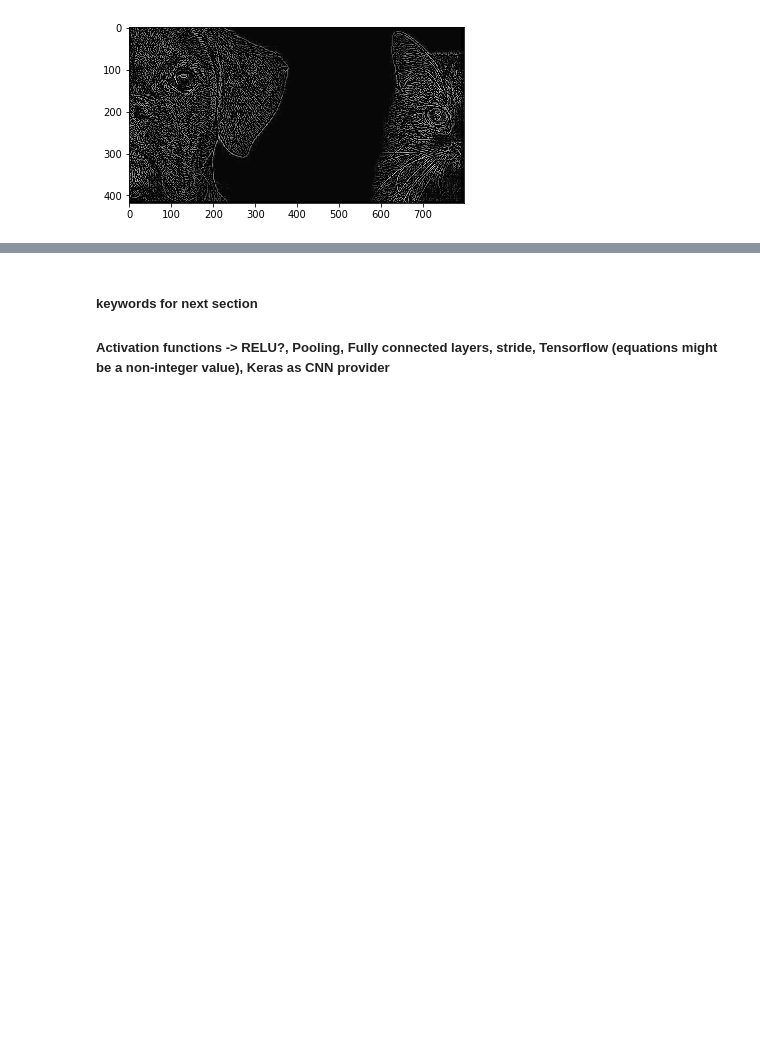
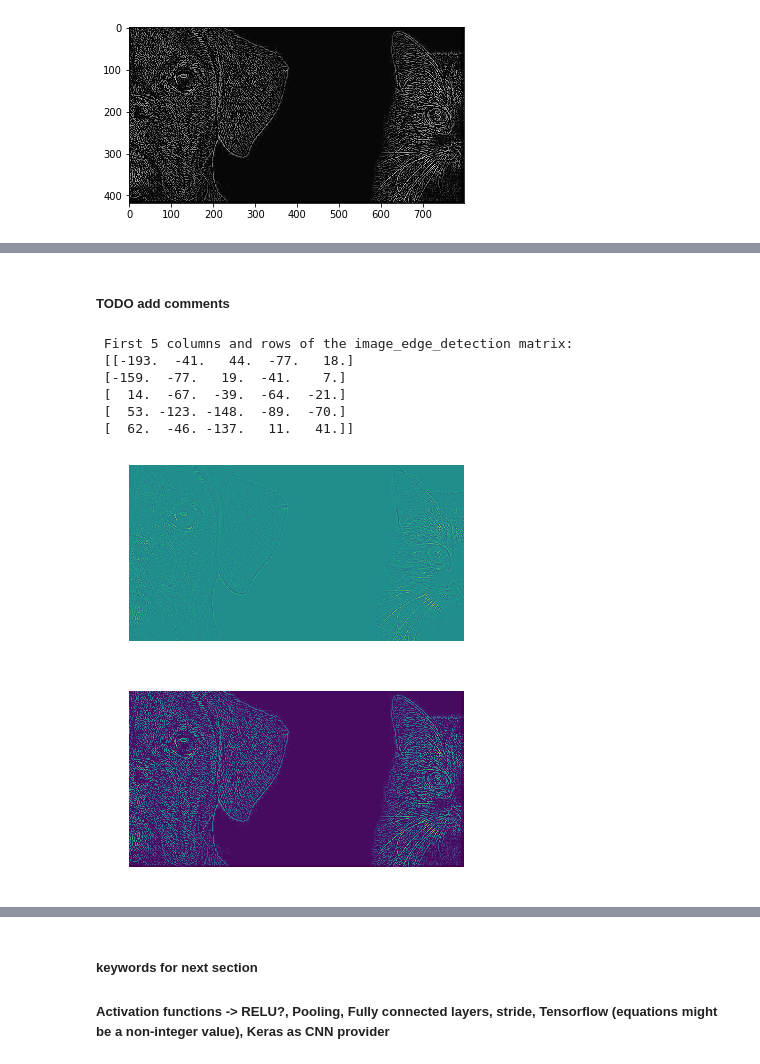
Before and after one commit to 181210/dat158, a Jupyter notebook: Oblig_2/Oblig_2ML.ipynb, the cells around one changed output, grey strips where cells are left out. Saved outputs shown, nothing was run; the diff lists cells and outputs as text; code cells hidden in the pictures; blank space fills up the shorter version.

```diff
--- a/Oblig_2/Oblig_2ML.ipynb
+++ b/Oblig_2/Oblig_2ML.ipynb
@@ -316,0 +318,14 @@ image matrix size:  (420, 800)
+# %% [markdown]
+##### TODO add comments
+# %%
+# Bias, Stride, Padding type ['valid', 'same'] and activation fuction relu [True, False]
+convoLayer(bias=1, strides=(1, 1), padding='valid', relu=False)
+# %% [output]
+ First 5 columns and rows of the image_edge_detection matrix:
+ [[-193.  -41.   44.  -77.   18.]
+ [-159.  -77.   19.  -41.    7.]
+ [  14.  -67.  -39.  -64.  -21.]
+ [  53. -123. -148.  -89.  -70.]
+ [  62.  -46. -137.   11.   41.]]
+[figure, added]
+[figure, added]
```
Also changed, not shown: parts of 18 cells of this notebook.
